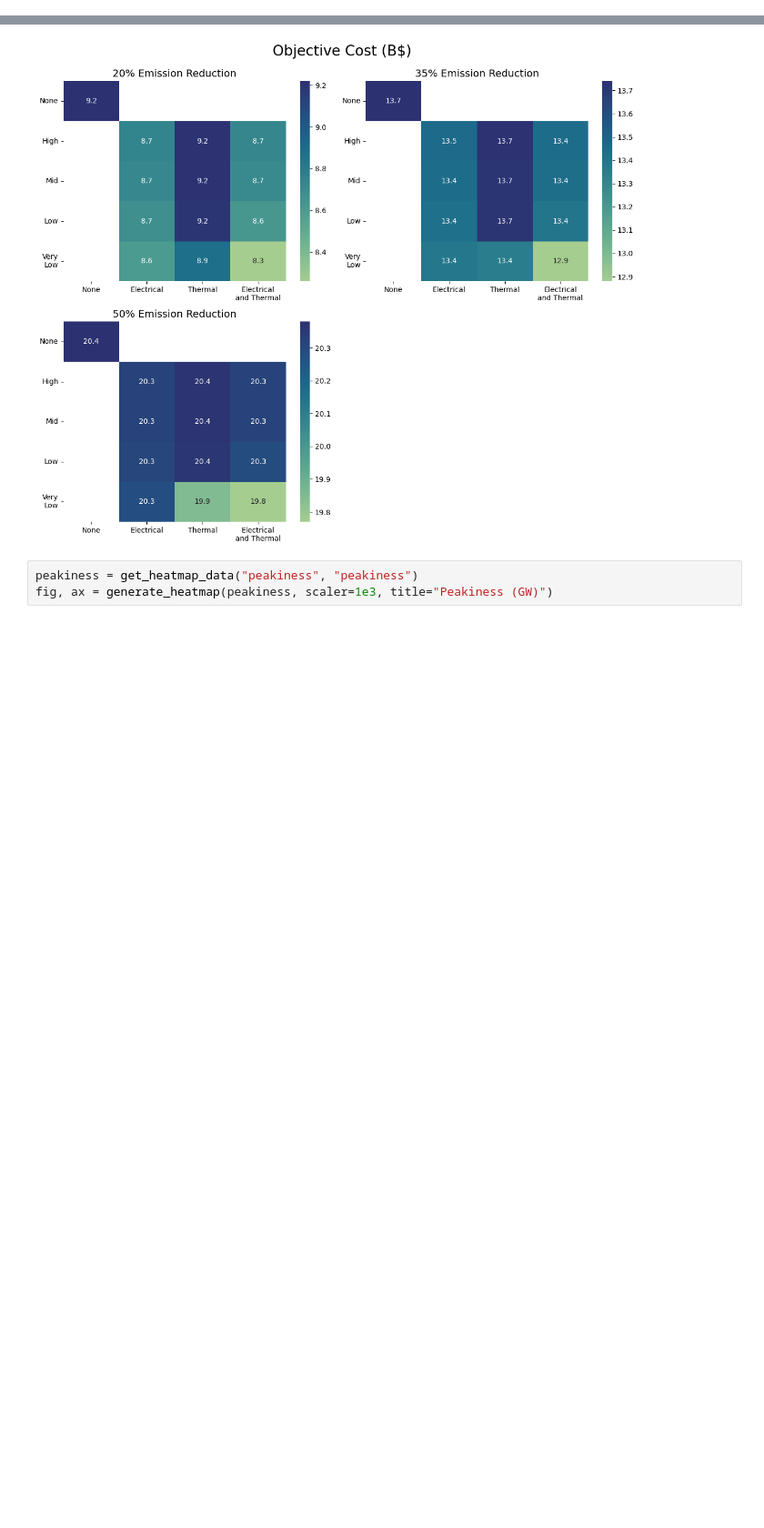
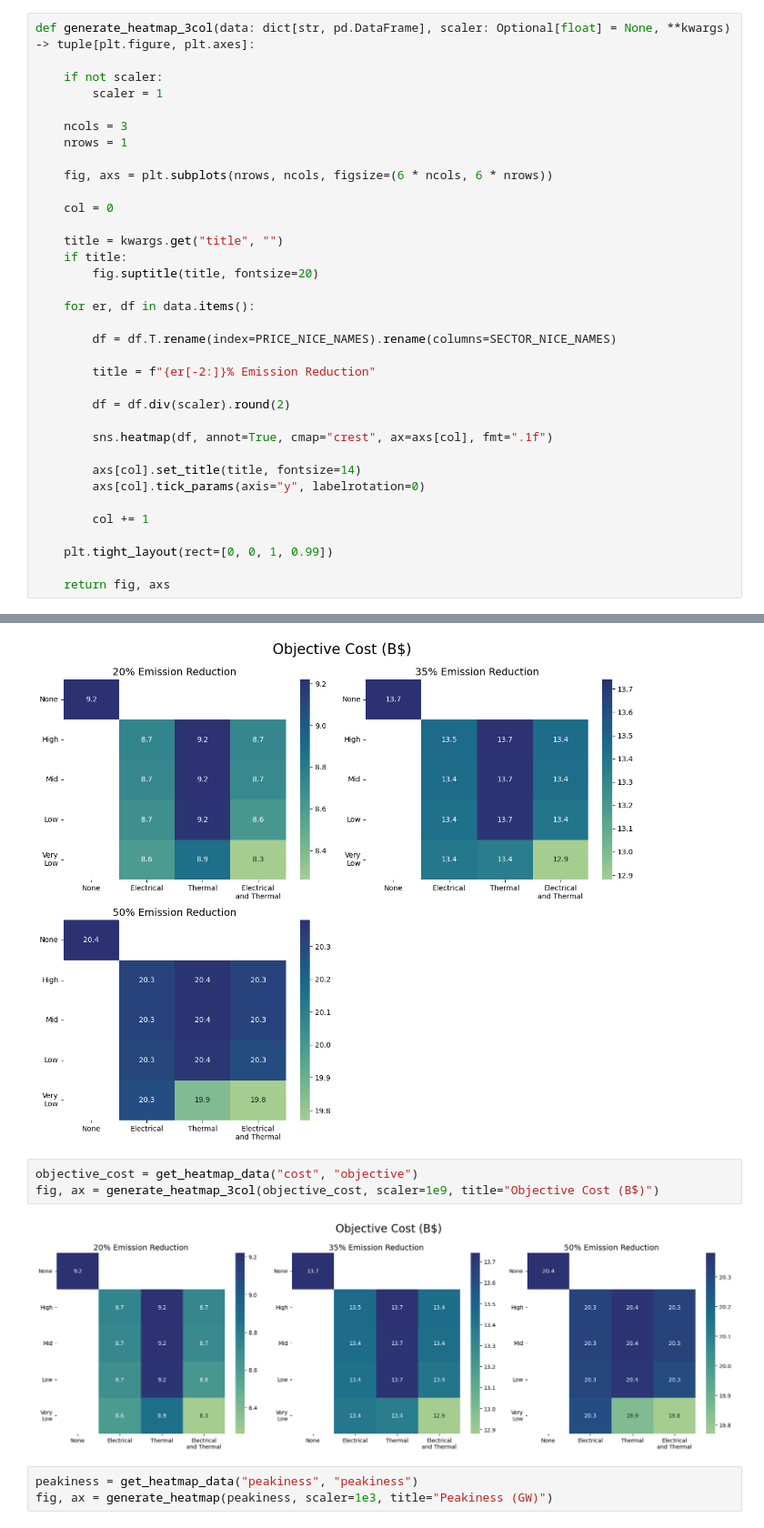
Before and after one commit to trevorb1/pypsa-demand-response, a Jupyter notebook: analysis/heatmap.ipynb, the cells around one changed output, grey strips where cells are left out. Shown at 91% size. Drawn from its saved outputs; the diff is of its cells as text; blank space fills up the shorter version.

```diff
--- a/analysis/heatmap.ipynb
+++ b/analysis/heatmap.ipynb
@@ -109,11 +109,51 @@ def generate_heatmap(data: dict[str, pd.DataFrame], scaler: Optional[float] = No
     plt.tight_layout(rect=[0, 0, 1, 0.99])
 
     return fig, axs
+# %%
+def generate_heatmap_3col(data: dict[str, pd.DataFrame], scaler: Optional[float] = None, **kwargs) -> tuple[plt.figure, plt.axes]:
+
+    if not scaler:
+        scaler = 1
+
+    ncols = 3
+    nrows = 1
+
+    fig, axs = plt.subplots(nrows, ncols, figsize=(6 * ncols, 6 * nrows))
+
+    col = 0
+
+    title = kwargs.get("title", "")
+    if title:
+        fig.suptitle(title, fontsize=20)
+
+    for er, df in data.items():
+
+        df = df.T.rename(index=PRICE_NICE_NAMES).rename(columns=SECTOR_NICE_NAMES)
+
+        title = f"{er[-2:]}% Emission Reduction"
+
+        df = df.div(scaler).round(2)
+
+        sns.heatmap(df, annot=True, cmap="crest", ax=axs[col], fmt=".1f")
+
+        axs[col].set_title(title, fontsize=14)
+        axs[col].tick_params(axis="y", labelrotation=0)
+
+        col += 1
+
+    plt.tight_layout(rect=[0, 0, 1, 0.99])
+
+    return fig, axs
 # %%
 objective_cost = get_heatmap_data("cost", "objective")
 fig, ax = generate_heatmap(objective_cost, scaler=1e9, title="Objective Cost (B$)")
 # %% [output]
 [figure]
+# %%
+objective_cost = get_heatmap_data("cost", "objective")
+fig, ax = generate_heatmap_3col(objective_cost, scaler=1e9, title="Objective Cost (B$)")
+# %% [output]
+[figure, added]
 # %%
 peakiness = get_heatmap_data("peakiness", "peakiness")
 fig, ax = generate_heatmap(peakiness, scaler=1e3, title="Peakiness (GW)")
```
Also changed, not shown: parts of 1 cell of this notebook, 4 other files.
